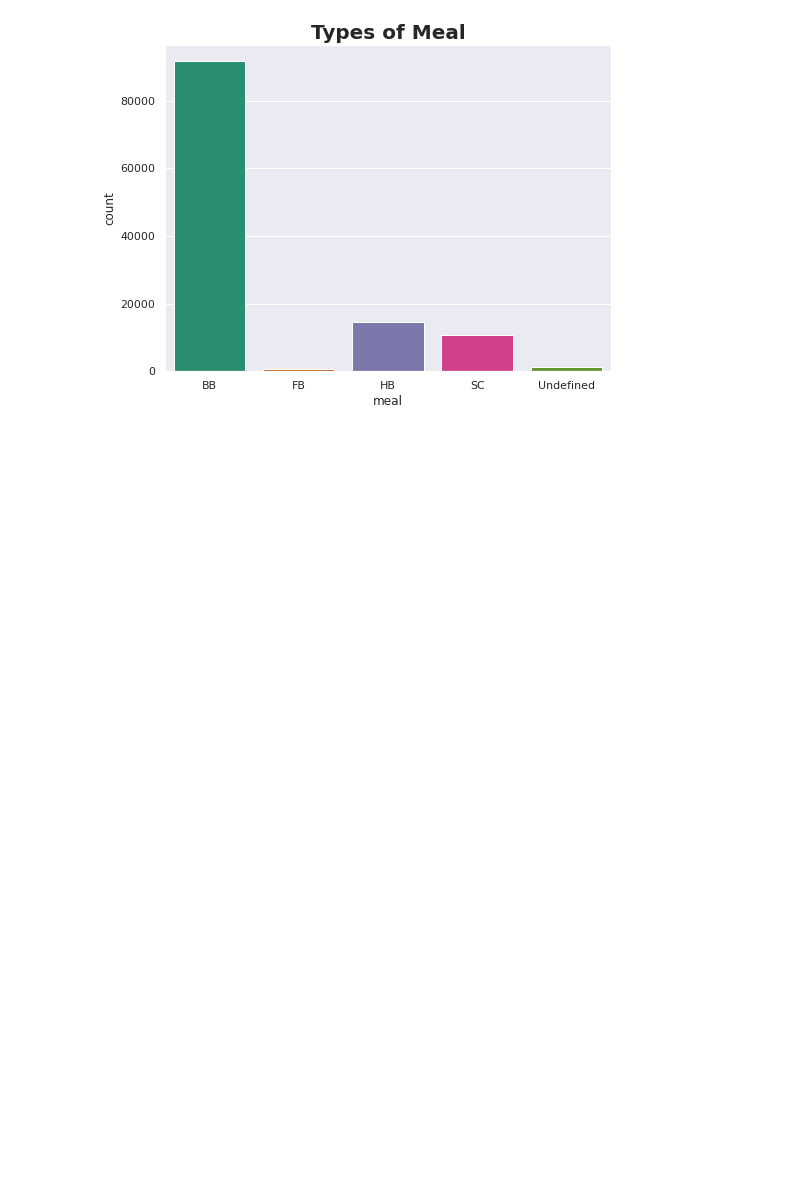
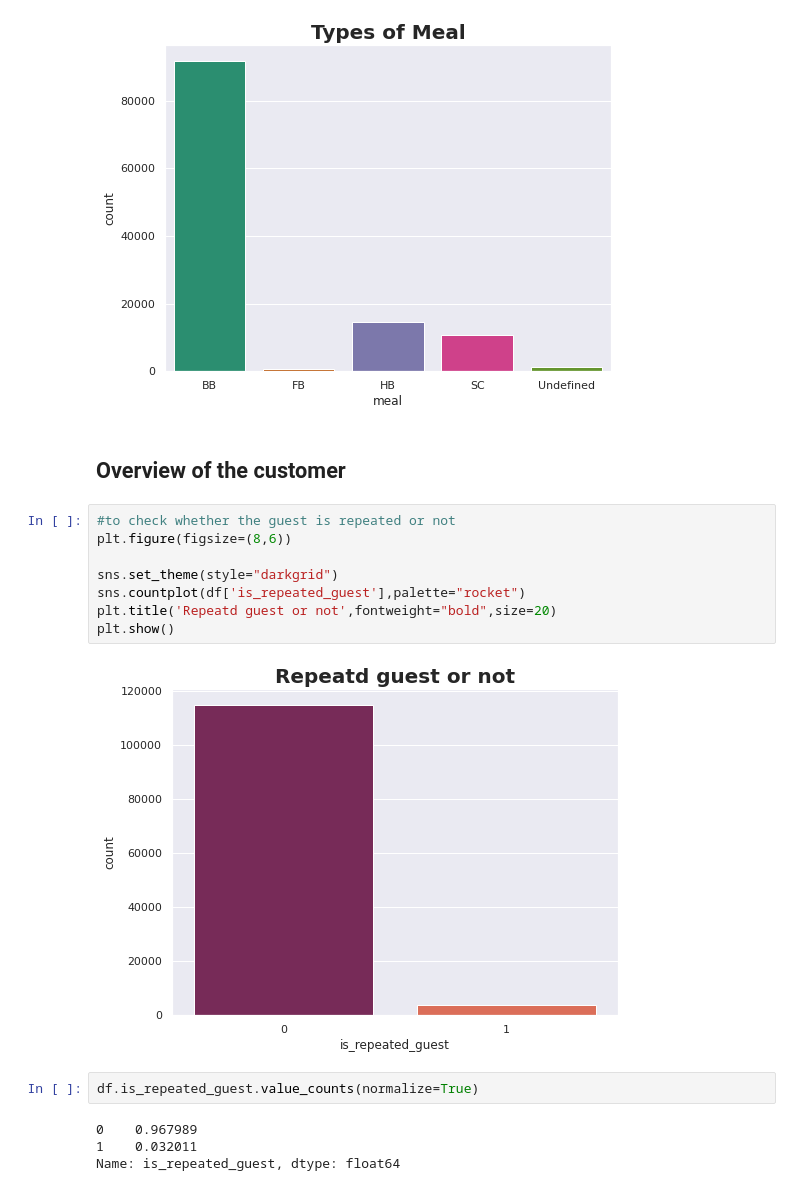
Before and after one commit to KirteshVerma/Hotel-booking-EDA-project, a Jupyter notebook: Kirtesh_Notebook.ipynb, the cells around one changed output. Drawn from its saved outputs; the diff is of its cells as text; blank space fills up the shorter version.

```diff
--- a/Kirtesh_Notebook.ipynb
+++ b/Kirtesh_Notebook.ipynb
@@ -214,3 +214,21 @@ plt.title('Types of Meal',fontweight="bold",size=20)
 plt.show()
 # %% [output]
 [figure]
+# %% [markdown]
+## Overview of the customer
+# %%
+#to check whether the guest is repeated or not
+plt.figure(figsize=(8,6))
+
+sns.set_theme(style="darkgrid")
+sns.countplot(df['is_repeated_guest'],palette="rocket")
+plt.title('Repeatd guest or not',fontweight="bold",size=20)
+plt.show()
+# %% [output]
+[figure, added]
+# %%
+df.is_repeated_guest.value_counts(normalize=True)
+# %% [output]
+0    0.967989
+1    0.032011
+Name: is_repeated_guest, dtype: float64
```
Also changed, not shown: parts of 11 cells of this notebook.
